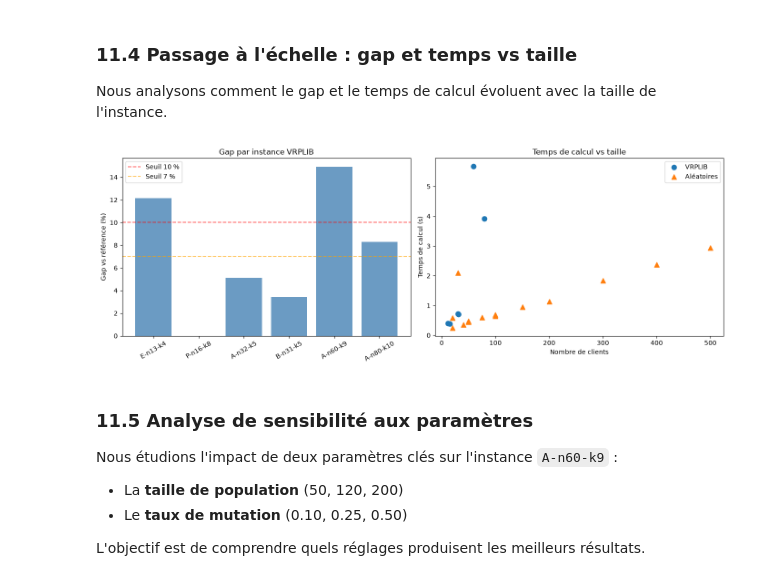
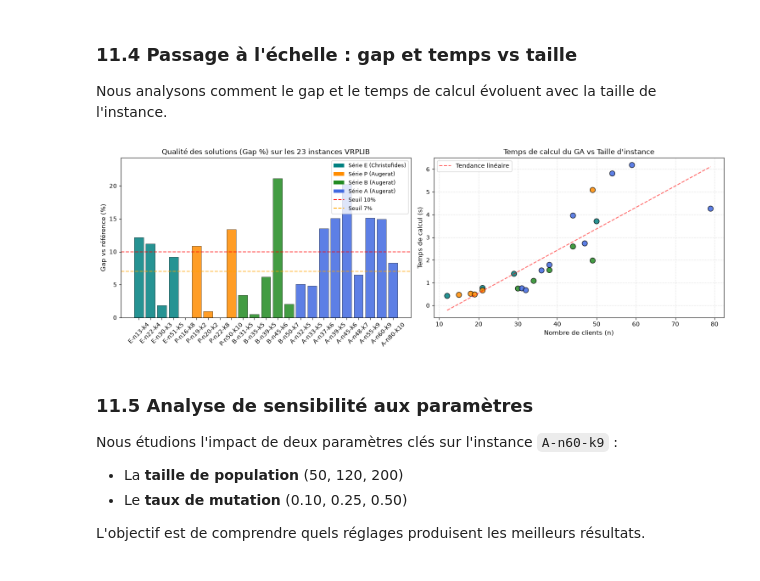
Before and after one commit to ramolosse/CVRP, a Jupyter notebook: CVRP-project/main.ipynb, the cells around one changed output. Saved outputs shown, nothing was run; the diff lists cells and outputs as text; code cells hidden in the pictures.

Commit message:
refacto(main): replace random instances with real CVRP real instances

```diff
--- a/CVRP-project/main.ipynb
+++ b/CVRP-project/main.ipynb
@@ -465,23 +446,23 @@ Pour évaluer la **robustesse** de l'algorithme génétique, nous exécutons cha
 - Le **meilleur** et le **pire** résultat ;
 - La **stabilité** de la méthode.
 # %%
-# Multi-graines sur les instances VRPLIB
+# Multi-graines sur un panel représentatif d'instances VRPLIB (tailles 12 à 79)
+selected_multi_names = ['E-n13-k4', 'P-n16-k8', 'B-n31-k5', 'A-n33-k5', 'A-n60-k9', 'A-n80-k10']
+selected_multi_instances = [inst for inst in all_instances if inst.name in selected_multi_names]
+
 seeds = [42, 123, 456, 789, 1024]
 multi_seed_results = []
 
-print('=== Analyse multi-graines (5 seeds × 6 instances VRPLIB) ===')
-for inst in vrplib_instances:
-    t = 15 if inst.n_customers <= 50 else 30
+print(f'=== Analyse multi-graines (5 seeds × {len(selected_multi_instances)} instances) ===')
+for inst in selected_multi_instances:
+    t = 5.0 if inst.n_customers <= 35 else (8.0 if inst.n_customers <= 60 else 12.0)
     for s in seeds:
-        print(f'  {inst.name} seed={s}...', end=' ')
+        print(f'  {inst.name:10s} seed={s:4d}...', end=' ')
         res = run_ga(inst, max_time=t, seed=s)
         multi_seed_results.append(res)
-        print(f'gap={res["gap_ref (%)"]}')
+        print(f'gap={res["gap_ref (%)"]}%')
 
 df_multi = pd.DataFrame(multi_seed_results)
-
-# Statistiques agrégées par instance
-# Convertir gap en numérique
 df_multi['gap_num'] = pd.to_numeric(df_multi['gap_ref (%)'], errors='coerce')
 
 stats_multi = df_multi.groupby('instance').agg(
@@ -579,37 +563,56 @@ df_compare
 
 Nous analysons comment le gap et le temps de calcul évoluent avec la taille de l'instance.
 # %%
-fig, axes = plt.subplots(1, 2, figsize=(14, 5))
+fig, axes = plt.subplots(1, 2, figsize=(15, 5))
 
-# Séparer VRPLIB et aléatoires
-df_vrp = df_default[df_default['best_known'].notna()].copy()
-df_rnd = df_default[df_default['best_known'].isna()].copy()
+# 1. Barplot du Gap par instance (avec code couleur par série A, B, E, P)
+ax = axes[0]
+df_plot = df_default.copy()
+df_plot['gap_num'] = pd.to_numeric(df_plot['gap_ref (%)'], errors='coerce')
+df_plot['série'] = df_plot['instance'].str[0]
+palette = {'E': 'teal', 'P': 'darkorange', 'B': 'forestgreen', 'A': 'royalblue'}
+colors = [palette.get(s, 'gray') for s in df_plot['série']]
 
-# Gap vs taille (VRPLIB uniquement)
-ax = axes[0]
-df_vrp['gap_num'] = pd.to_numeric(df_vrp['gap_ref (%)'], errors='coerce')
-ax.bar(df_vrp['instance'], df_vrp['gap_num'], color='steelblue', alpha=0.8)
-ax.axhline(y=10, color='red', linestyle='--', alpha=0.6, label='Seuil 10 %')
-ax.axhline(y=7, color='orange', linestyle='--', alpha=0.6, label='Seuil 7 %')
-ax.set_ylabel('Gap vs référence (%)')
-ax.set_title('Gap par instance VRPLIB')
-ax.legend()
-plt.sca(ax)
-plt.xticks(rotation=30)
+bars = ax.bar(df_plot['instance'], df_plot['gap_num'], color=colors, alpha=0.85, edgecolor='black', linewidth=0.5)
+ax.axhline(y=10, color='red', linestyle='--', alpha=0.7, label='Seuil 10 %')
+ax.axhline(y=7, color='orange', linestyle='--', alpha=0.7, label='Seuil 7 %')
+ax.set_ylabel('Gap vs référence (%)', fontsize=11)
+ax.set_title('Qualité des solutions (Gap %) sur les 23 instances VRPLIB', fontsize=12)
+ax.set_ylim(0, max(df_plot['gap_num']) * 1.15)
+ax.tick_params(axis='x', rotation=45)
 
-# Temps vs taille (toutes instances)
+# Légende des séries
+from matplotlib.patches import Patch
+legend_elements = [
+    Patch(facecolor='teal', label='Série E (Christofides)'),
+    Patch(facecolor='darkorange', label='Série P (Augerat)'),
+    Patch(facecolor='forestgreen', label='Série B (Augerat)'),
+    Patch(facecolor='royalblue', label='Série A (Augerat)'),
+    plt.Line2D([0], [0], color='red', linestyle='--', label='Seuil 10%'),
+    plt.Line2D([0], [0], color='orange', linestyle='--', label='Seuil 7%'),
+]
+ax.legend(handles=legend_elements, loc='upper right', fontsize=9)
+
+# 2. Temps de calcul vs Nombre de clients
 ax = axes[1]
-ax.scatter(df_vrp['n_clients'], df_vrp['temps (s)'], label='VRPLIB', marker='o', s=60)
-ax.scatter(df_rnd['n_clients'], df_rnd['temps (s)'], label='Aléatoires', marker='^', s=60)
-ax.set_xlabel('Nombre de clients')
-ax.set_ylabel('Temps de calcul (s)')
-ax.set_title('Temps de calcul vs taille')
-ax.legend()
+scatter_colors = [palette.get(s, 'gray') for s in df_plot['série']]
+scatter = ax.scatter(df_plot['n_clients'], df_plot['temps (s)'], c=scatter_colors, s=80, edgecolors='black', alpha=0.85)
+# Tendance polynomiale
+z = np.polyfit(df_plot['n_clients'], df_plot['temps (s)'], 1)
+p = np.poly1d(z)
+x_line = np.linspace(df_plot['n_clients'].min(), df_plot['n_clients'].max(), 100)
+ax.plot(x_line, p(x_line), 'r--', alpha=0.6, label='Tendance linéaire')
+
+ax.set_xlabel('Nombre de clients (n)', fontsize=11)
+ax.set_ylabel('Temps de calcul (s)', fontsize=11)
+ax.set_title("Temps de calcul du GA vs Taille d'instance", fontsize=12)
+ax.legend(loc='upper left', fontsize=10)
+ax.grid(True, linestyle=':', alpha=0.6)
 
 plt.tight_layout()
 plt.show()
 # %% [output]
-[figure, old version]
+[figure, new version]
 # %% [markdown]
 ### 11.5 Analyse de sensibilité aux paramètres
 
```
Also changed, not shown: parts of 10 cells of this notebook.
